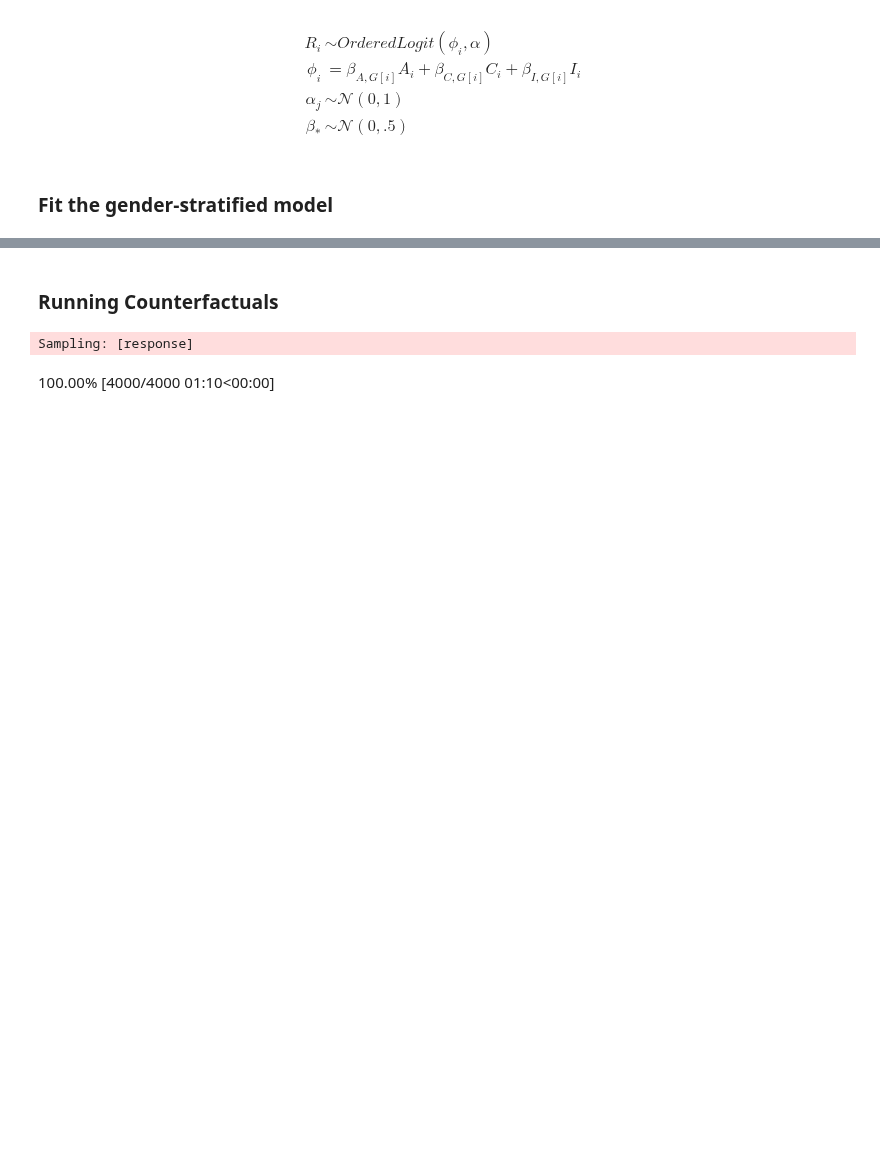
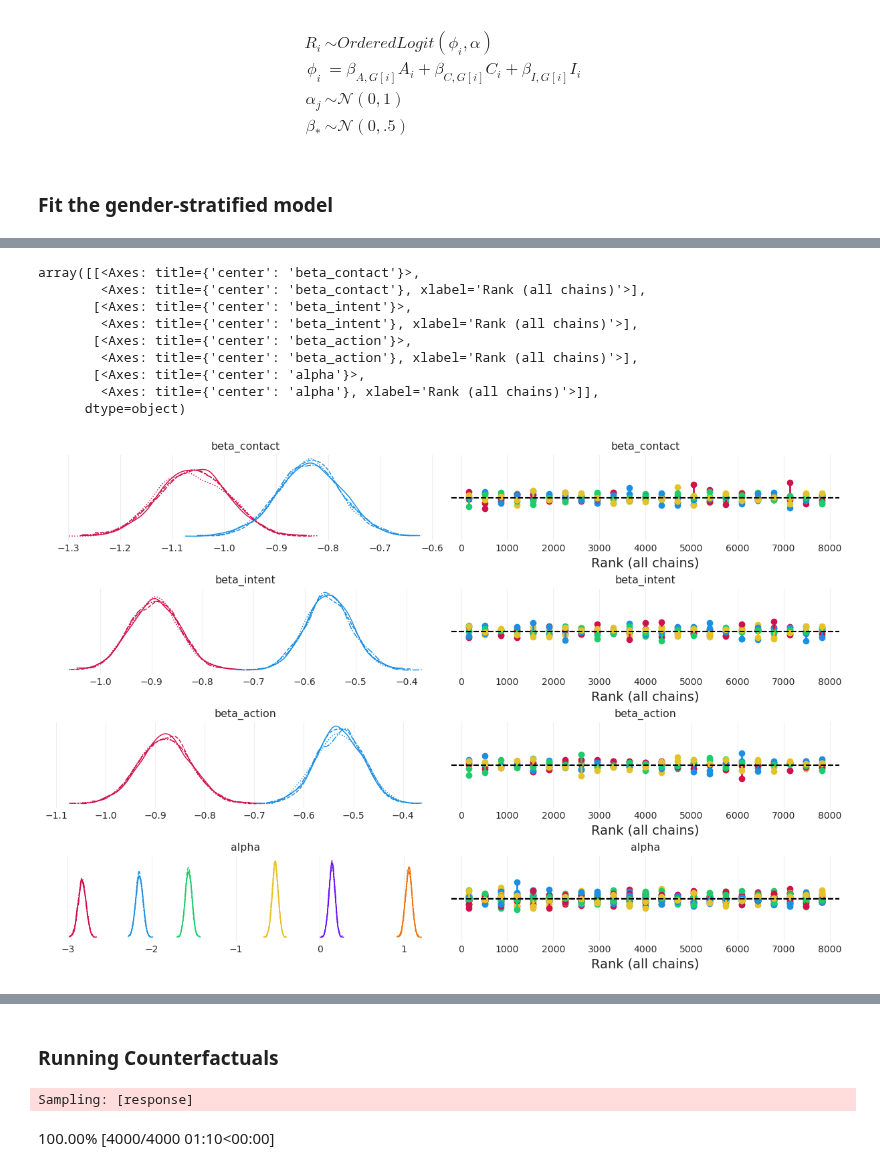
Before and after one commit to guillaumeberthon/StatRethink2023-PyMC5, a Jupyter notebook: Lecture 11 - Ordered Categories.ipynb, the cells around one changed output, grey strips where cells are left out. Saved outputs shown, nothing was run; the diff lists cells and outputs as text; code cells hidden in the pictures; blank space fills up the shorter version.

```diff
--- a/Lecture 11 - Ordered Categories.ipynb
+++ b/Lecture 11 - Ordered Categories.ipynb
@@ -629,3 +625,19 @@ Sampling 4 chains for 1_000 tune and 1_000 draw iterations (4_000 + 4_000 draws
+# %%
+az.plot_trace(total_effect_gender_inference,
+              var_names=['beta_contact', 'beta_intent','beta_action', 'alpha'],
+               kind='rank_vlines',
+                compact=True )
+# %% [output]
+array([[<Axes: title={'center': 'beta_contact'}>,
+        <Axes: title={'center': 'beta_contact'}, xlabel='Rank (all chains)'>],
+       [<Axes: title={'center': 'beta_intent'}>,
+        <Axes: title={'center': 'beta_intent'}, xlabel='Rank (all chains)'>],
+       [<Axes: title={'center': 'beta_action'}>,
+        <Axes: title={'center': 'beta_action'}, xlabel='Rank (all chains)'>],
+       [<Axes: title={'center': 'alpha'}>,
+        <Axes: title={'center': 'alpha'}, xlabel='Rank (all chains)'>]],
+      dtype=object)
+[figure, added]
 # %%
 az.summary(
     total_effect_gender_inference,
```
Also changed, not shown: parts of 7 cells of this notebook, 2 other files.
